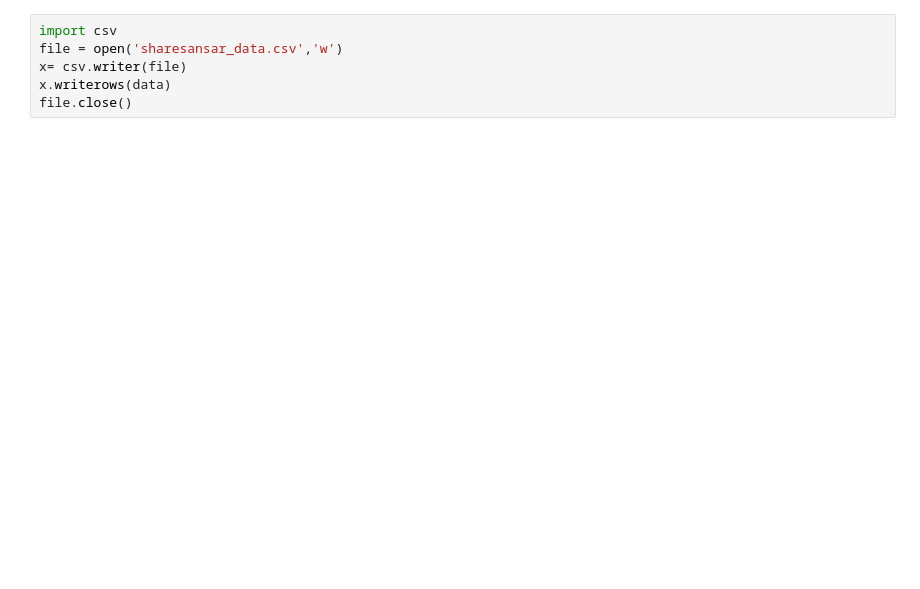
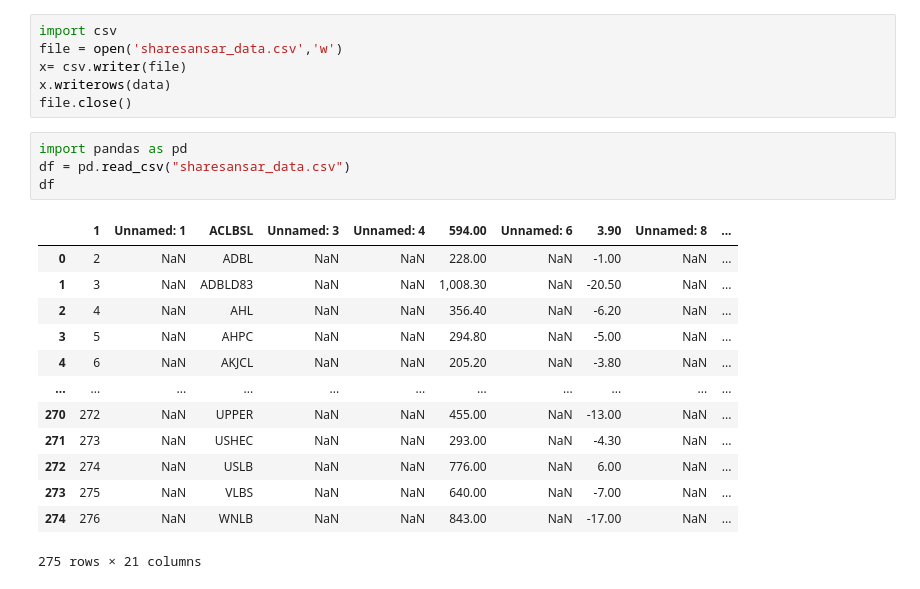
Before and after one commit to Manish0056Sah/python, a Jupyter notebook: sharesansarwebscrapp.ipynb, the cells around one changed output. Saved outputs shown, nothing was run; the diff lists cells and outputs as text; blank space fills up the shorter version.

```diff
--- a/sharesansarwebscrapp.ipynb
+++ b/sharesansarwebscrapp.ipynb
@@ -101,3 +131,21 @@ file = open('sharesansar_data.csv','w')
 x= csv.writer(file)
 x.writerows(data)
 file.close()
+# %%
+import pandas as pd
+df = pd.read_csv("sharesansar_data.csv")
+df
+# %% [output]
+|  | 1 | Unnamed: 1 | ACLBSL | Unnamed: 3 | Unnamed: 4 | 594.00 | Unnamed: 6 | 3.90 | Unnamed: 8 | ... |
+| 0 | 2 | NaN | ADBL | NaN | NaN | 228.00 | NaN | -1.00 | NaN | ... |
+| 1 | 3 | NaN | ADBLD83 | NaN | NaN | 1,008.30 | NaN | -20.50 | NaN | ... |
+| 2 | 4 | NaN | AHL | NaN | NaN | 356.40 | NaN | -6.20 | NaN | ... |
+| 3 | 5 | NaN | AHPC | NaN | NaN | 294.80 | NaN | -5.00 | NaN | ... |
+| 4 | 6 | NaN | AKJCL | NaN | NaN | 205.20 | NaN | -3.80 | NaN | ... |
+| ... | ... | ... | ... | ... | ... | ... | ... | ... | ... | ... |
+| 270 | 272 | NaN | UPPER | NaN | NaN | 455.00 | NaN | -13.00 | NaN | ... |
+| 271 | 273 | NaN | USHEC | NaN | NaN | 293.00 | NaN | -4.30 | NaN | ... |
+| 272 | 274 | NaN | USLB | NaN | NaN | 776.00 | NaN | 6.00 | NaN | ... |
+| 273 | 275 | NaN | VLBS | NaN | NaN | 640.00 | NaN | -7.00 | NaN | ... |
+| 274 | 276 | NaN | WNLB | NaN | NaN | 843.00 | NaN | -17.00 | NaN | ... |
+275 rows × 21 columns
```
Also changed, not shown: parts of 4 cells of this notebook, 21 other files.
